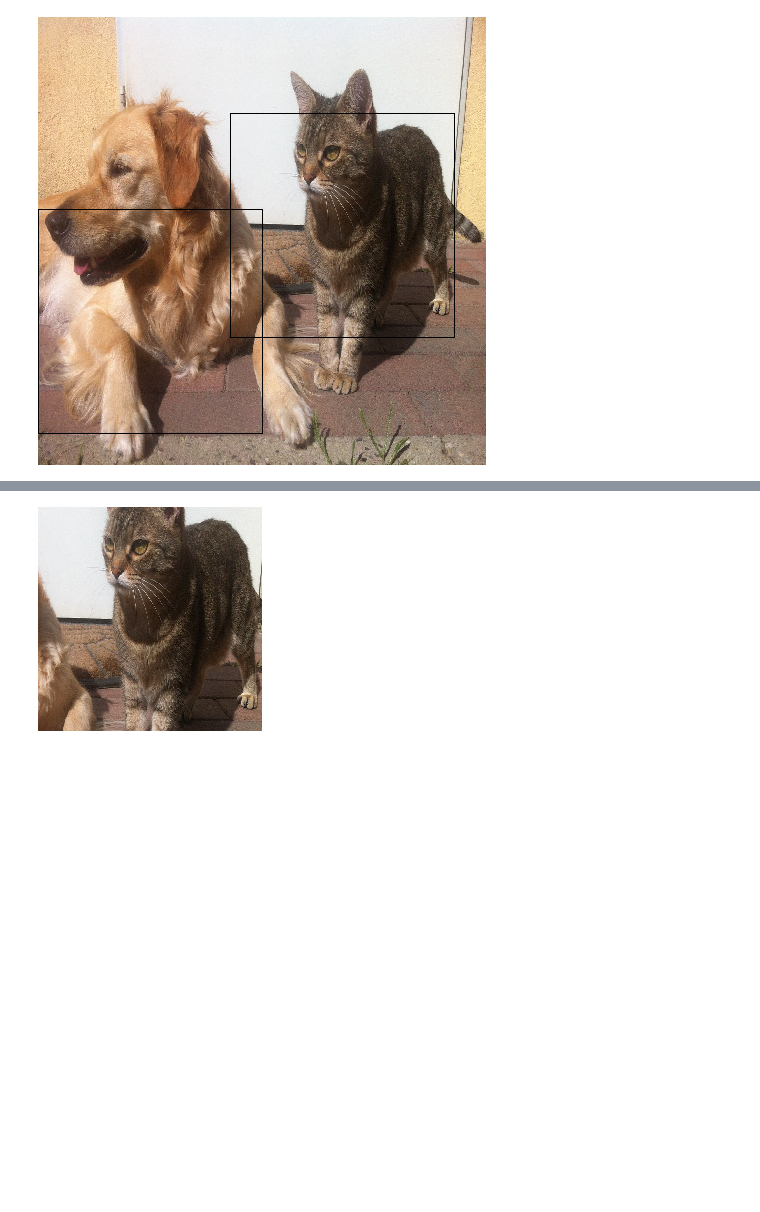
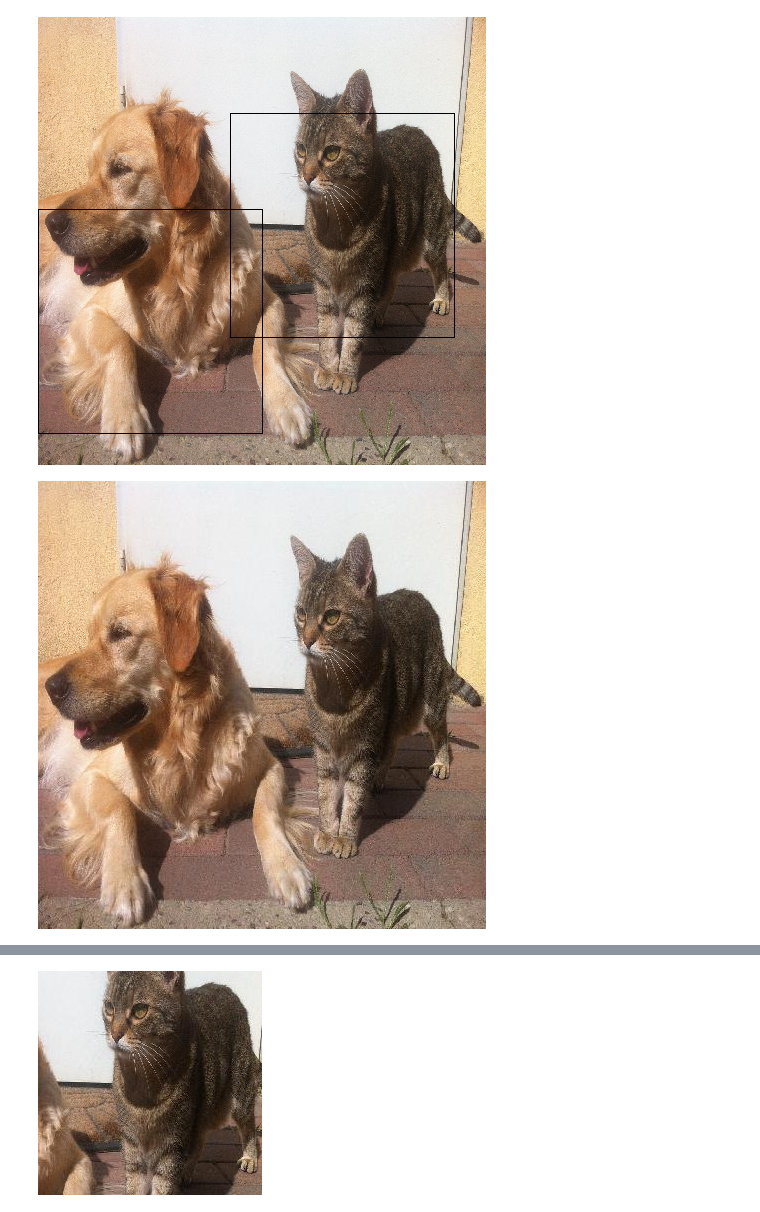
Before and after one commit to DOsinga/deep_learning_cookbook, a Jupyter notebook: 11.1 Detecting Multiple Images.ipynb, the cells around one changed output, grey strips where cells are left out. Cells and saved outputs as stored; diff of their text form; code cells hidden in the pictures; blank space fills up the shorter version.

```diff
--- a/11.1 Detecting Multiple Images.ipynb
+++ b/11.1 Detecting Multiple Images.ipynb
@@ -11,3 +20,31 @@ from PIL import ImageDraw
+# %%
+def showarray(a, fmt='jpeg'):
+    f = BytesIO()
+    PIL.Image.fromarray(a).save(f, fmt)
+    display(Image(data=f.getvalue()))
+
+def preprocess_image(image_path, target_size=None):
+    img = load_img(image_path, target_size=target_size)
+    img = img_to_array(img)
+    img = np.expand_dims(img, axis=0)
+    img = vgg16.preprocess_input(img)
+    return img
+
+def deprocess_image(x, w, h):
+    x = x.copy()
+    if K.image_data_format() == 'channels_first':
+        x = x.reshape((3, w, h))
+        x = x.transpose((1, 2, 0))
+    else:
+        x = x.reshape((w, h, 3))
+    # Remove zero-center by mean pixel
+    x[:, :, 0] += 103.939
+    x[:, :, 1] += 116.779
+    x[:, :, 2] += 123.68
+    # 'BGR'->'RGB'
+    x = x[:, :, ::-1]
+    x = np.clip(x, 0, 255).astype('uint8')
+    return x
 # %%
 base_model = vgg16.VGG16(weights='imagenet', include_top=True)
 base_model.summary()
@@ -48,4 +81,9 @@ cat_dog
 # %% [output]
 [figure]
+# %%
+cat_dog2 = preprocess_image('data/cat_dog.jpg', target_size=(448, 448))
+showarray(deprocess_image(cat_dog2, 448, 448))
+# %% [output]
+[figure, added]
 # %%
 crops = []
```
Also changed, not shown: parts of 25 cells of this notebook, 2 other files.
